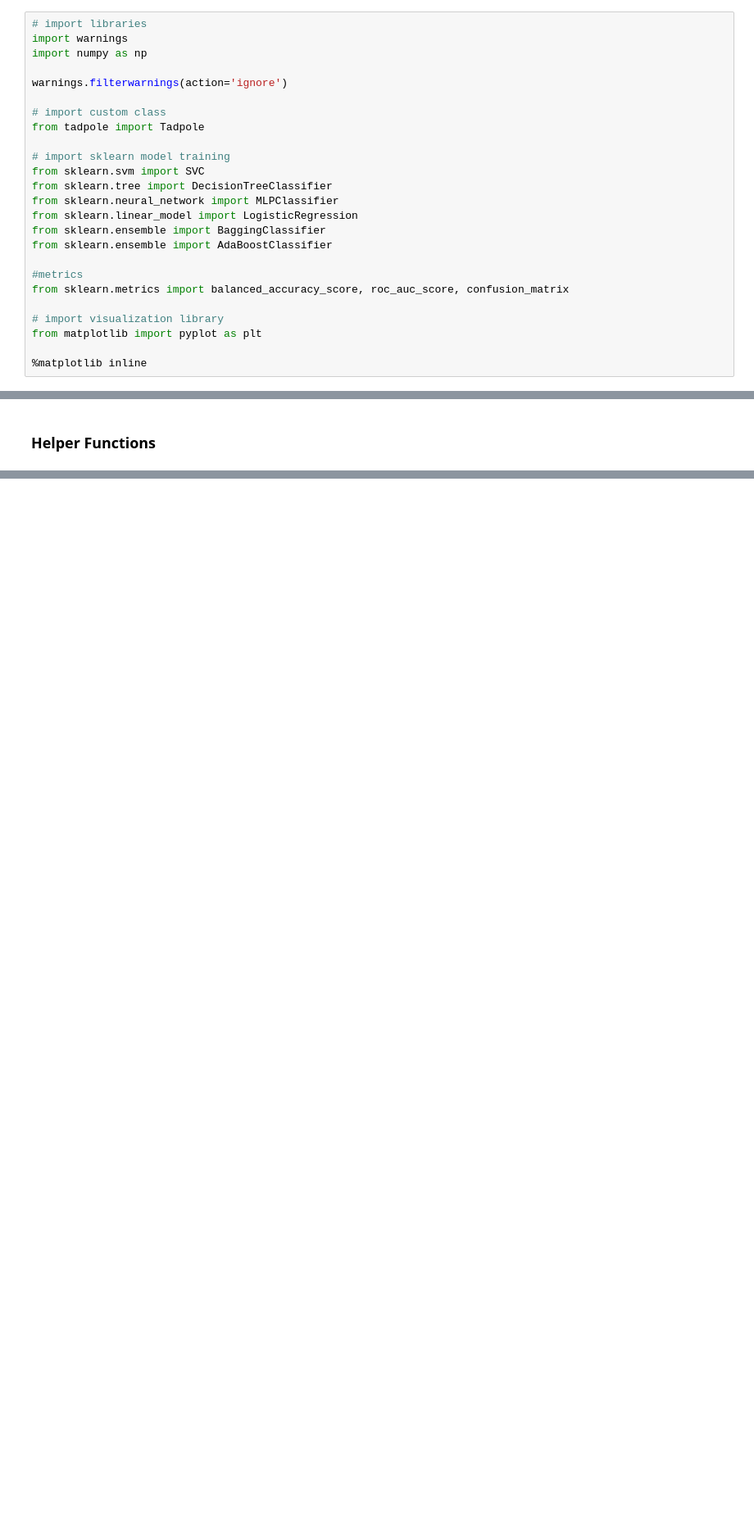
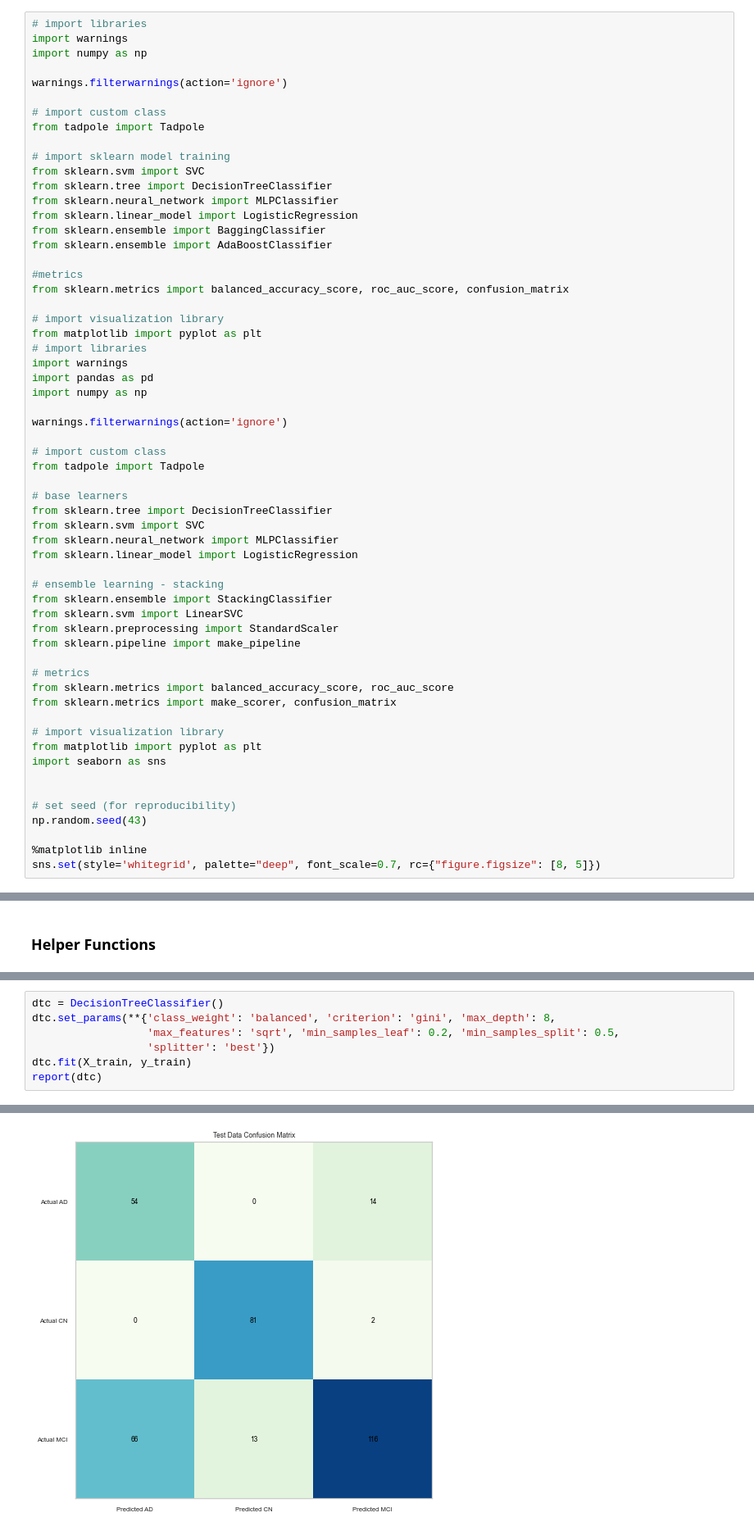
Before and after one commit to rusane/natural-computing, a Jupyter notebook: Project/Boosting.ipynb, the cells around one changed output, grey strips where cells are left out. Shown at 82% size. Saved outputs shown, nothing was run; the diff lists cells and outputs as text; blank space fills up the shorter version.

```diff
--- a/Project/Boosting.ipynb
+++ b/Project/Boosting.ipynb
@@ -28,8 +28,42 @@ from sklearn.metrics import balanced_accuracy_score, roc_auc_score, confusion_ma
 
 # import visualization library
 from matplotlib import pyplot as plt
+# import libraries
+import warnings
+import pandas as pd
+import numpy as np
+
+warnings.filterwarnings(action='ignore')
+
+# import custom class
+from tadpole import Tadpole
+
+# base learners
+from sklearn.tree import DecisionTreeClassifier
+from sklearn.svm import SVC
+from sklearn.neural_network import MLPClassifier
+from sklearn.linear_model import LogisticRegression
+
+# ensemble learning - stacking
+from sklearn.ensemble import StackingClassifier
+from sklearn.svm import LinearSVC
+from sklearn.preprocessing import StandardScaler
+from sklearn.pipeline import make_pipeline
+
+# metrics
+from sklearn.metrics import balanced_accuracy_score, roc_auc_score
+from sklearn.metrics import make_scorer, confusion_matrix
+
+# import visualization library
+from matplotlib import pyplot as plt
+import seaborn as sns
+
+
+# set seed (for reproducibility)
+np.random.seed(43)
 
 %matplotlib inline
+sns.set(style='whitegrid', palette="deep", font_scale=0.7, rc={"figure.figsize": [8, 5]})
 # %% [markdown]
 ### Data Loading + Preprocessing
 # %%
@@ -248,0 +284,8 @@ Repeat 100 times
+# %%
+dtc = DecisionTreeClassifier()
+dtc.set_params(**{'class_weight': 'balanced', 'criterion': 'gini', 'max_depth': 8,
+                  'max_features': 'sqrt', 'min_samples_leaf': 0.2, 'min_samples_split': 0.5,
+                  'splitter': 'best'})
+dtc.fit(X_train, y_train)
+report(dtc)
+# %% [output]
@@ -248,0 +299 @@ Repeat 100 times
+[figure, added]
```
Also changed, not shown: parts of 48 cells of this notebook, 8 other files.
